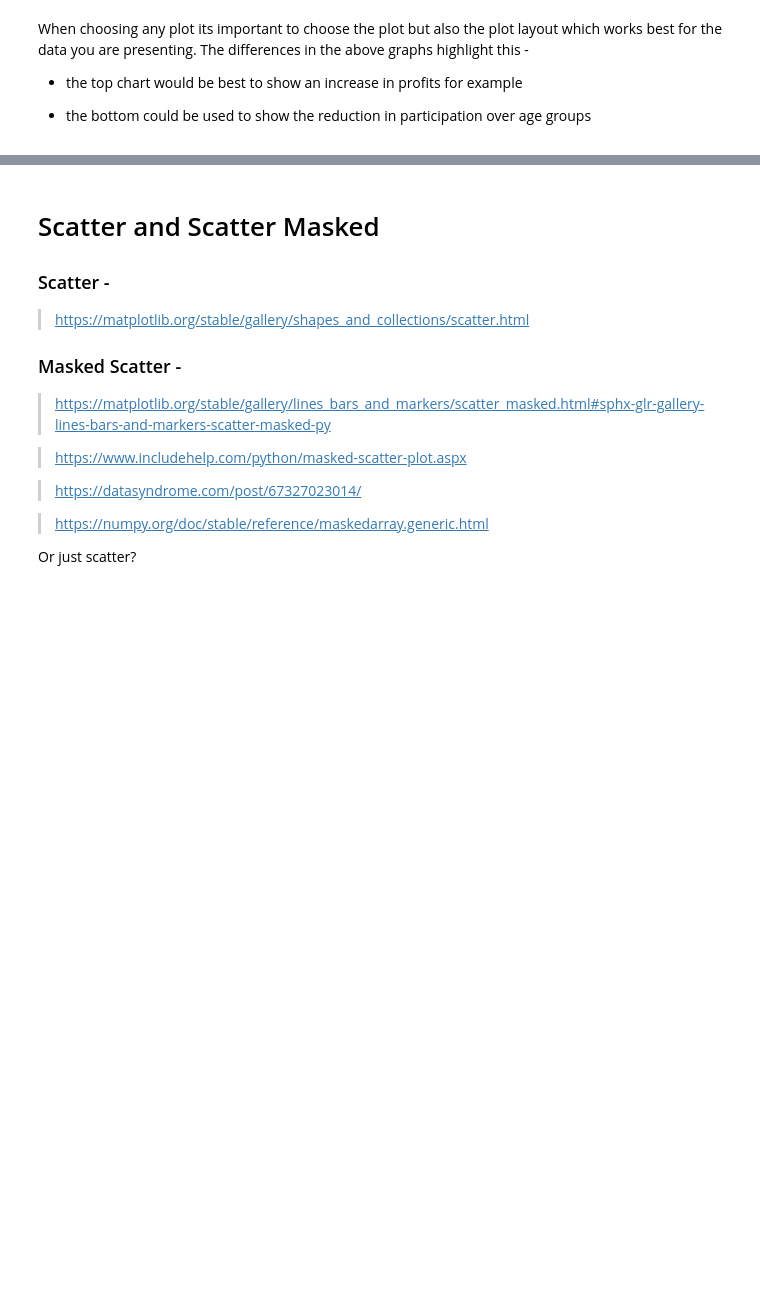
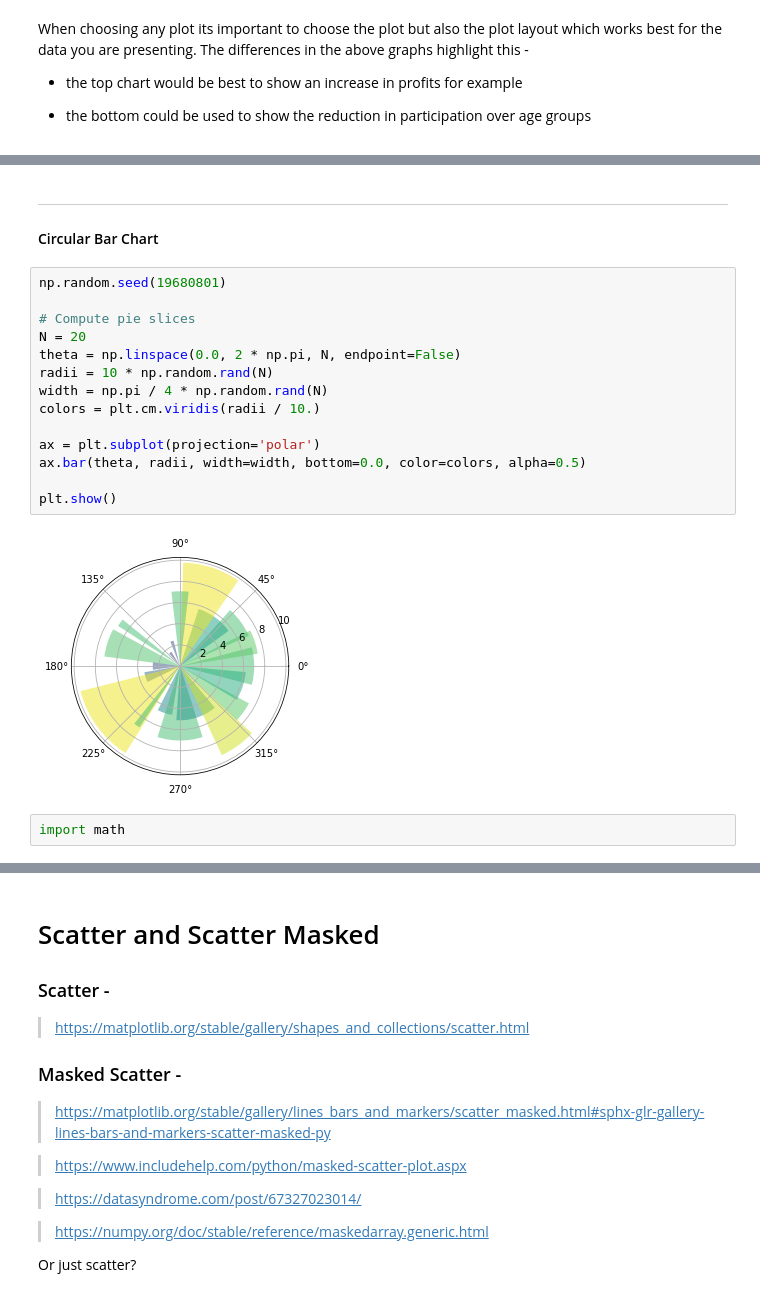
Before and after one commit to VCurry20/FDAProject2021, a Jupyter notebook: pyplot.ipynb, the cells around one changed output, grey strips where cells are left out. Saved outputs shown, nothing was run; the diff lists cells and outputs as text; blank space fills up the shorter version.

```diff
--- a/pyplot.ipynb
+++ b/pyplot.ipynb
@@ -219,0 +245,22 @@ When choosing any plot its important to choose the plot but also the plot layout
+# %% [markdown]
+***
+
+#### Circular Bar Chart
+# %%
+np.random.seed(19680801)
+
+# Compute pie slices
+N = 20
+theta = np.linspace(0.0, 2 * np.pi, N, endpoint=False)
+radii = 10 * np.random.rand(N)
+width = np.pi / 4 * np.random.rand(N)
+colors = plt.cm.viridis(radii / 10.)
+
+ax = plt.subplot(projection='polar')
+ax.bar(theta, radii, width=width, bottom=0.0, color=colors, alpha=0.5)
+
+plt.show()
+# %% [output]
+[figure, added]
+# %%
+import math
```
Also changed, not shown: parts of 9 cells of this notebook.
